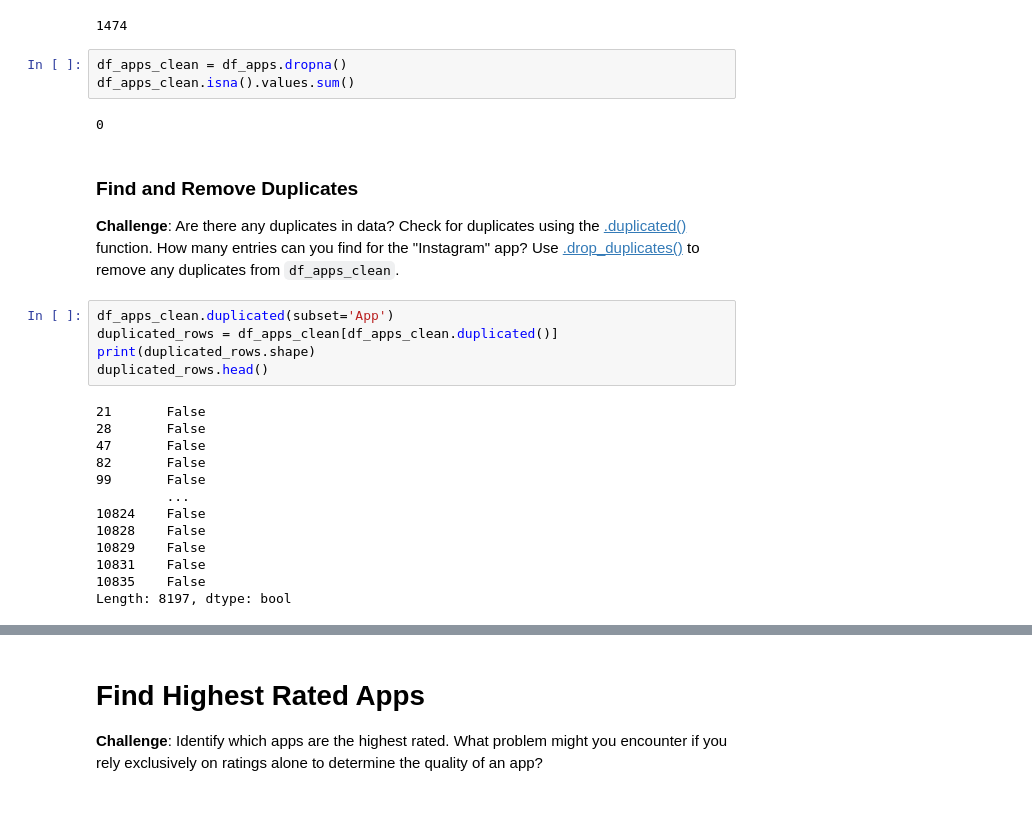
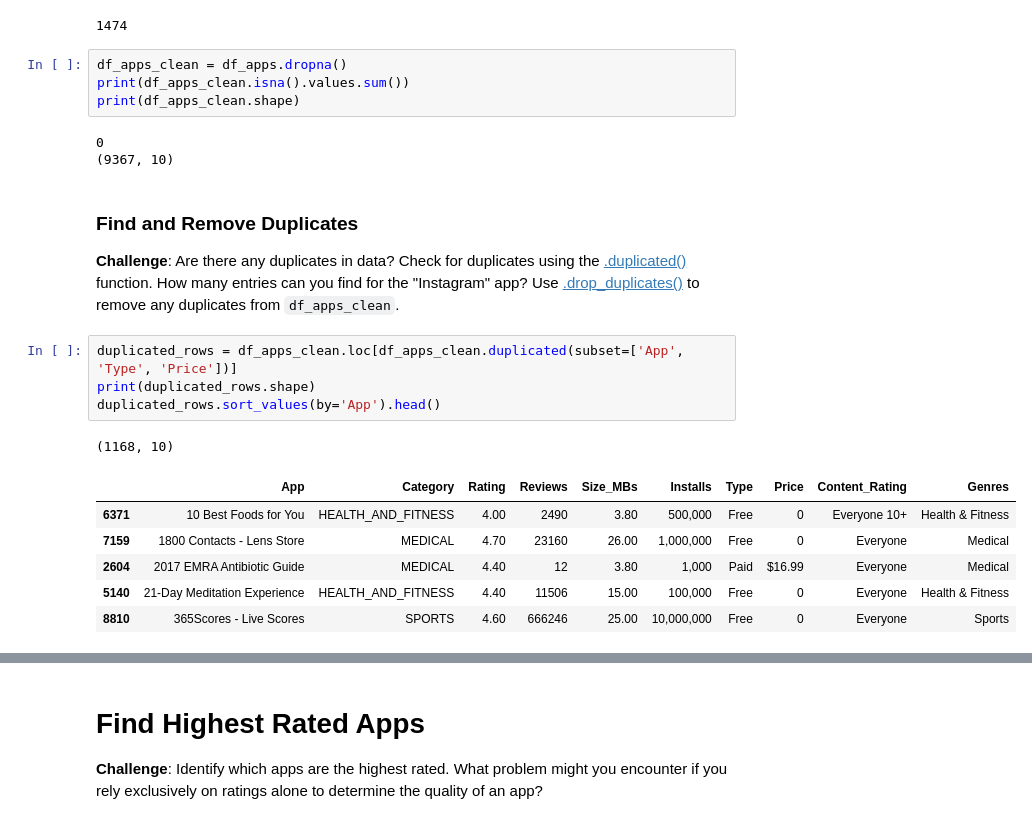
Before and after one commit to zoard-ehmann/100-days-of-python, a Jupyter notebook: Day75/Google_Play_Analytics/Google_Play_Store_App_Analytics.ipynb, the cells around one changed output, grey strips where cells are left out. Drawn from its saved outputs; the diff is of its cells as text.

```diff
--- a/Day75/Google_Play_Analytics/Google_Play_Store_App_Analytics.ipynb
+++ b/Day75/Google_Play_Analytics/Google_Play_Store_App_Analytics.ipynb
@@ -67,31 +67,27 @@ df_apps['Rating'].isna().values.sum()
 1474
 # %%
 df_apps_clean = df_apps.dropna()
-df_apps_clean.isna().values.sum()
+print(df_apps_clean.isna().values.sum())
+print(df_apps_clean.shape)
 # %% [output]
 0
+(9367, 10)
 # %% [markdown]
 ### Find and Remove Duplicates
 
 **Challenge**: Are there any duplicates in data? Check for duplicates using the [.duplicated()](https://pandas.pydata.org/pandas-docs/stable/reference/api/pandas.DataFrame.duplicated.html) function. How many entries can you find for the "Instagram" app? Use [.drop_duplicates()](https://pandas.pydata.org/pandas-docs/stable/reference/api/pandas.DataFrame.drop_duplicates.html) to remove any duplicates from `df_apps_clean`.
 # %%
-df_apps_clean.duplicated(subset='App')
-duplicated_rows = df_apps_clean[df_apps_clean.duplicated()]
+duplicated_rows = df_apps_clean.loc[df_apps_clean.duplicated(subset=['App', 'Type', 'Price'])]
 print(duplicated_rows.shape)
-duplicated_rows.head()
+duplicated_rows.sort_values(by='App').head()
 # %% [output]
-21       False
-28       False
-47       False
-82       False
-99       False
-         ...
-10824    False
-10828    False
-10829    False
-10831    False
-10835    False
-Length: 8197, dtype: bool
+(1168, 10)
+|  | App | Category | Rating | Reviews | Size_MBs | Installs | Type | Price | Content_Rating | Genres |
+| 6371 | 10 Best Foods for You | HEALTH_AND_FITNESS | 4.00 | 2490 | 3.80 | 500,000 | Free | 0 | Everyone 10+ | Health & Fitness |
+| 7159 | 1800 Contacts - Lens Store | MEDICAL | 4.70 | 23160 | 26.00 | 1,000,000 | Free | 0 | Everyone | Medical |
+| 2604 | 2017 EMRA Antibiotic Guide | MEDICAL | 4.40 | 12 | 3.80 | 1,000 | Paid | $16.99 | Everyone | Medical |
+| 5140 | 21-Day Meditation Experience | HEALTH_AND_FITNESS | 4.40 | 11506 | 15.00 | 100,000 | Free | 0 | Everyone | Health & Fitness |
+| 8810 | 365Scores - Live Scores | SPORTS | 4.60 | 666246 | 25.00 | 10,000,000 | Free | 0 | Everyone | Sports |
 # %%
 df_apps_clean['App'].loc[df_apps_clean['App'] == 'Instagram'].count()
 # %% [output]
```
Also changed, not shown: parts of 9 cells of this notebook.
